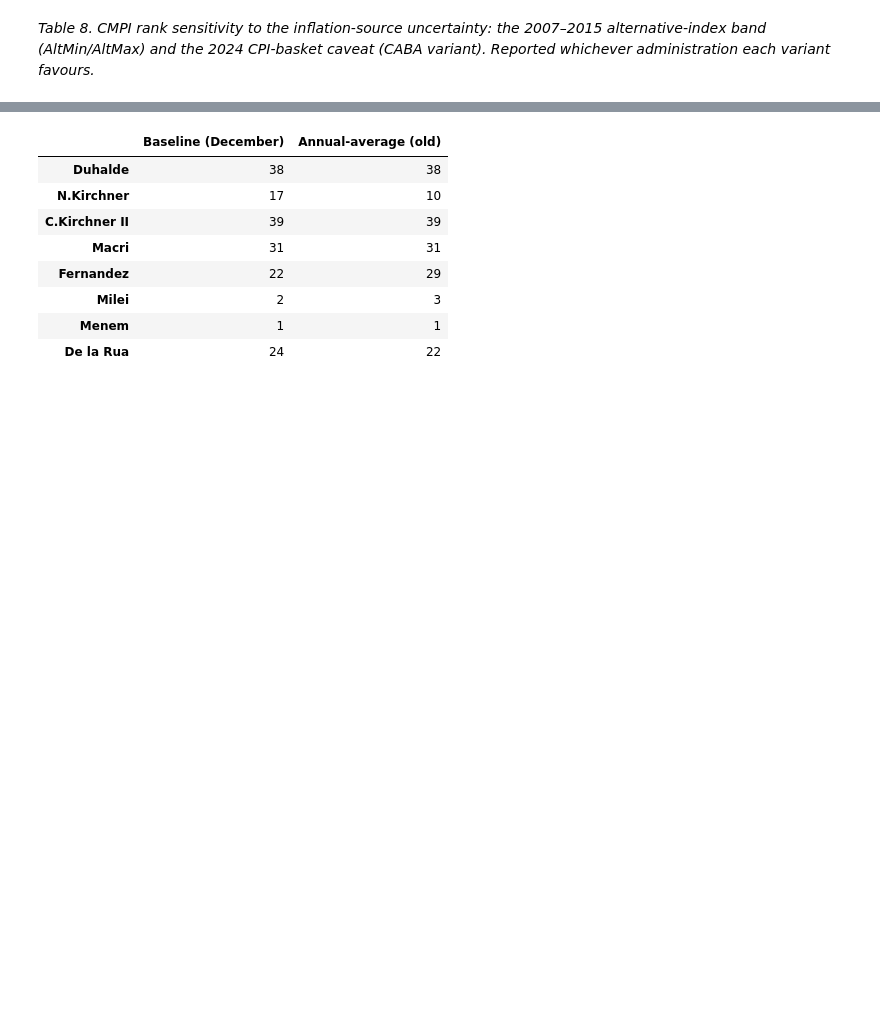
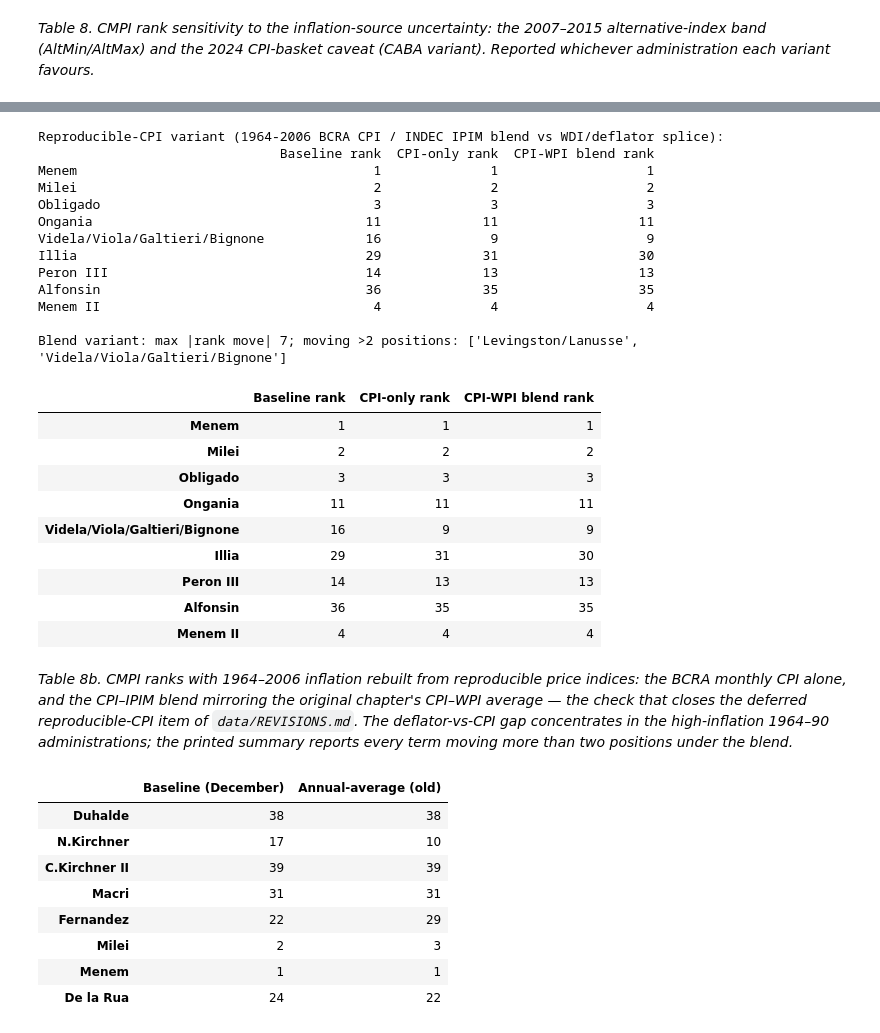
Before and after one commit to jahnog/still-passing-the-buck, a Jupyter notebook: Historical_CMPI_Extension.ipynb, the cells around one changed output, grey strips where cells are left out. Drawn from its saved outputs; the diff is of its cells as text; code cells hidden in the pictures; blank space fills up the shorter version.

```diff
--- a/Historical_CMPI_Extension.ipynb
+++ b/Historical_CMPI_Extension.ipynb
@@ -2563,3 +2576,69 @@ infl_sens.loc[[t for t in _focus_infl if t in infl_sens.index]]
+# %%
+# Table 8b — reproducible-CPI variant: 1964–2006 inflation from the BCRA monthly CPI and the
+# INDEC IPIM Dec/Dec blend (the paper's CPI–WPI average convention) instead of the WDI splice
+# (deflator fallback). Sensitivity-only: the baseline series is untouched; 2007–2015 keeps the
+# alternative-index override (the BCRA series embeds the official INDEC values in those years).
+cpi_wpi = pd.read_csv(
+    "data/processed/inflation/converted_inflation_cpi-wpi-blend_1944-01_2025-12.csv"
+).set_index("Year")
+
+def _swap_inflation(column):
+    swapped = unified_inflation.copy()
+    years = [y for y in range(1964, 2007) if y in swapped.index and y in cpi_wpi.index]
+    swapped.loc[years] = cpi_wpi.loc[years, column].values
+    return swapped
+
+ranks = {"Baseline rank": baseline.rank(ascending=False, method="min")}
+for label, column in (("CPI-only rank", "CPI_log"), ("CPI-WPI blend rank", "Blend_log")):
+    innov_v = compute_innovations(
+        presidency_terms,
+        make_cmpi_year_value_fn(_swap_inflation(column), unified_devaluation,
+                                unified_interest, unified_growth),
+    )
+    scores = cmpi_scores_from_innovations(innov_v, presidency_terms, pool_end=DATA_END_YEAR)["CMPI"]
+    ranks[label] = scores.rank(ascending=False, method="min")
+
+tbl8b = pd.DataFrame(ranks).astype("Int64").sort_values("Baseline rank")
+
+focus = ["Menem", "Milei", "Obligado", "Ongania", "Videla/Viola/Galtieri/Bignone",
+         "Illia", "Peron III", "Alfonsin", "Menem II"]
+focus = [t for t in focus if t in tbl8b.index]
+print("Reproducible-CPI variant (1964-2006 BCRA CPI / INDEC IPIM blend vs WDI/deflator splice):")
+print(tbl8b.loc[focus].to_string())
+moved = (tbl8b["CPI-WPI blend rank"] - tbl8b["Baseline rank"]).abs()
+print(f"\nBlend variant: max |rank move| {int(moved.max())}; moving >2 positions: "
+      f"{sorted(tbl8b.index[moved > 2])}")
+tbl8b.loc[focus]
+# %% [output]
+Reproducible-CPI variant (1964-2006 BCRA CPI / INDEC IPIM blend vs WDI/deflator splice):
+                               Baseline rank  CPI-only rank  CPI-WPI blend rank
+Menem                                      1              1                   1
+Milei                                      2              2                   2
+Obligado                                   3              3                   3
+Ongania                                   11             11                  11
+Videla/Viola/Galtieri/Bignone             16              9                   9
+Illia                                     29             31                  30
+Peron III                                 14             13                  13
+Alfonsin                                  36             35                  35
+Menem II                                   4              4                   4
+
+Blend variant: max |rank move| 7; moving >2 positions: ['Levingston/Lanusse', 'Videla/Viola/Galtieri/Bignone']
+|  | Baseline rank | CPI-only rank | CPI-WPI blend rank |
+| Menem | 1 | 1 | 1 |
+| Milei | 2 | 2 | 2 |
+| Obligado | 3 | 3 | 3 |
+| Ongania | 11 | 11 | 11 |
+| Videla/Viola/Galtieri/Bignone | 16 | 9 | 9 |
+| Illia | 29 | 31 | 30 |
+| Peron III | 14 | 13 | 13 |
+| Alfonsin | 36 | 35 | 35 |
+| Menem II | 4 | 4 | 4 |
+# %% [markdown]
+*Table 8b. CMPI ranks with 1964–2006 inflation rebuilt from reproducible price indices:
+the BCRA monthly CPI alone, and the CPI–IPIM blend mirroring the original chapter's CPI–WPI
+average — the check that closes the deferred reproducible-CPI item of `data/REVISIONS.md`.
+The deflator-vs-CPI gap concentrates in the high-inflation 1964–90 administrations; the
+printed summary reports every term moving more than two positions under the blend.*
 # %%
 # Devaluation-convention variant: CMPI re-ranked with the pre-revision annual-average
 # series for 2000-2025 (the December convention is the baseline; see §3.2).
```
Also changed, not shown: parts of 20 cells of this notebook, 41 other files.
